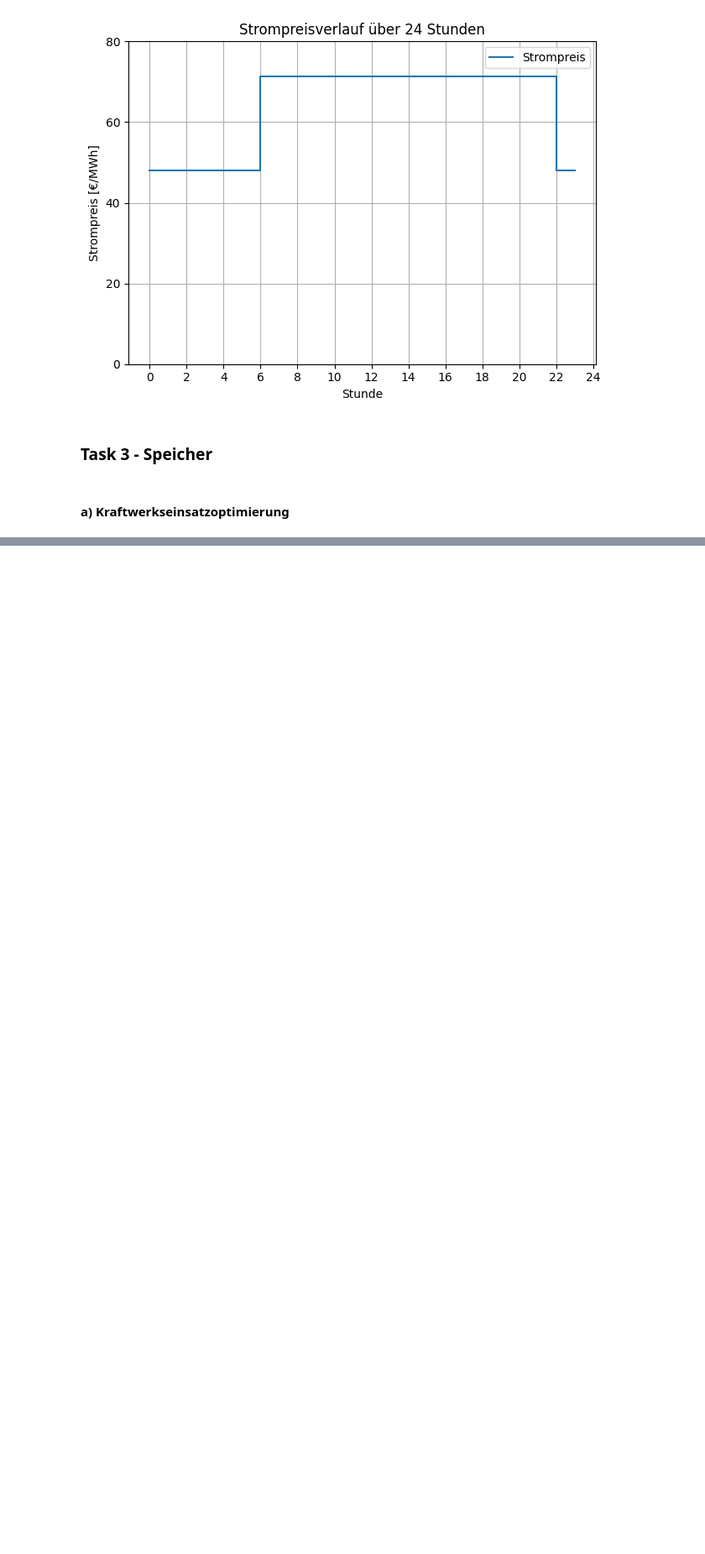
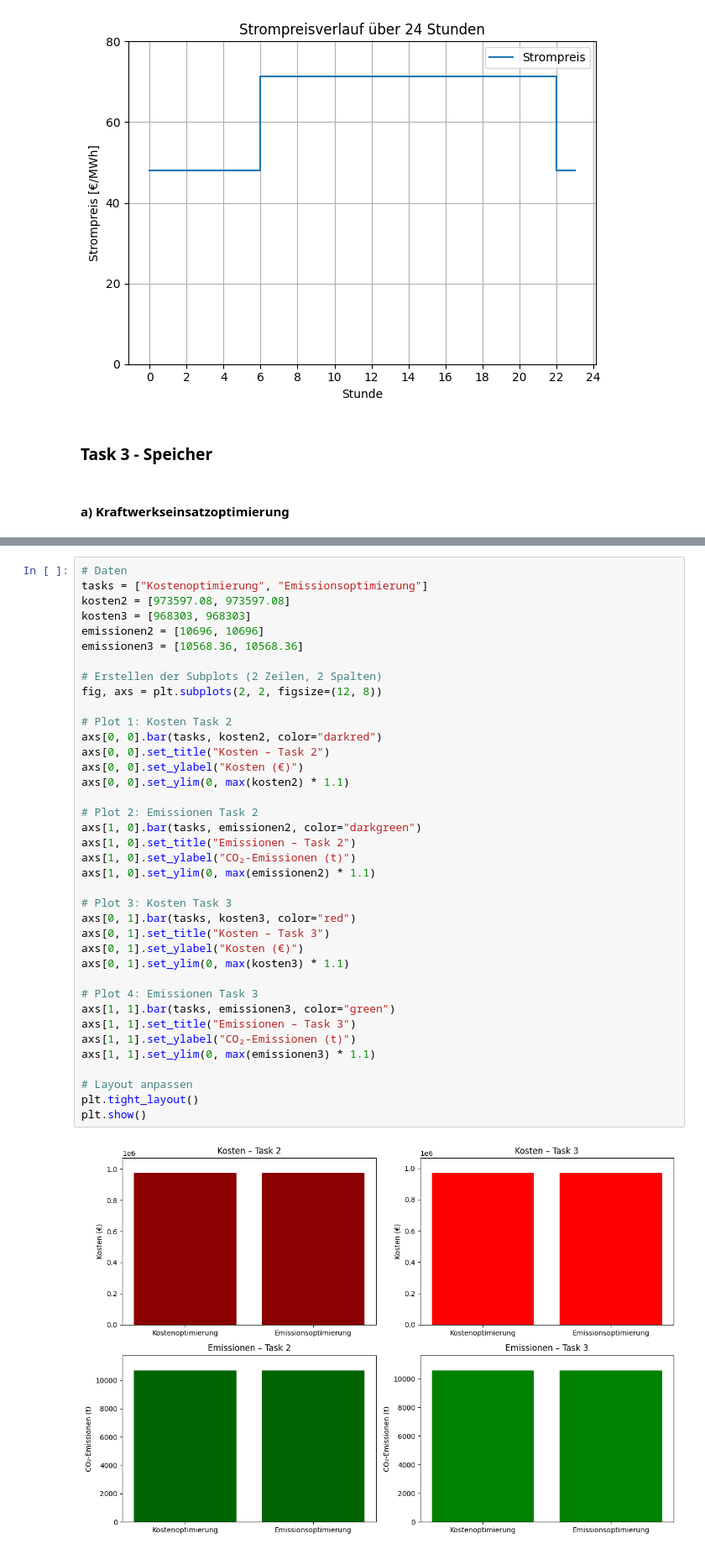
Before and after one commit to PeterGeyrhofer2103/Energiemodelle--Analysen, a Jupyter notebook: Exercise3/exercise3.ipynb, the cells around one changed output, grey strips where cells are left out. Shown at 84% size. Saved outputs shown, nothing was run; the diff lists cells and outputs as text; blank space fills up the shorter version.

```diff
--- a/Exercise3/exercise3.ipynb
+++ b/Exercise3/exercise3.ipynb
@@ -452,0 +792,40 @@ Coefficient statistics:
+# %%
+# Daten
+tasks = ["Kostenoptimierung", "Emissionsoptimierung"]
+kosten2 = [973597.08, 973597.08]
+kosten3 = [968303, 968303]
+emissionen2 = [10696, 10696]
+emissionen3 = [10568.36, 10568.36]
+
+# Erstellen der Subplots (2 Zeilen, 2 Spalten)
+fig, axs = plt.subplots(2, 2, figsize=(12, 8))
+
+# Plot 1: Kosten Task 2
+axs[0, 0].bar(tasks, kosten2, color="darkred")
+axs[0, 0].set_title("Kosten – Task 2")
+axs[0, 0].set_ylabel("Kosten (€)")
+axs[0, 0].set_ylim(0, max(kosten2) * 1.1)
+
+# Plot 2: Emissionen Task 2
+axs[1, 0].bar(tasks, emissionen2, color="darkgreen")
+axs[1, 0].set_title("Emissionen – Task 2")
+axs[1, 0].set_ylabel("CO₂-Emissionen (t)")
+axs[1, 0].set_ylim(0, max(emissionen2) * 1.1)
+
+# Plot 3: Kosten Task 3
+axs[0, 1].bar(tasks, kosten3, color="red")
+axs[0, 1].set_title("Kosten – Task 3")
+axs[0, 1].set_ylabel("Kosten (€)")
+axs[0, 1].set_ylim(0, max(kosten3) * 1.1)
+
+# Plot 4: Emissionen Task 3
+axs[1, 1].bar(tasks, emissionen3, color="green")
+axs[1, 1].set_title("Emissionen – Task 3")
+axs[1, 1].set_ylabel("CO₂-Emissionen (t)")
+axs[1, 1].set_ylim(0, max(emissionen3) * 1.1)
+
+# Layout anpassen
+plt.tight_layout()
+plt.show()
+# %% [output]
+[figure, added]
```
Also changed, not shown: parts of 35 cells of this notebook.
